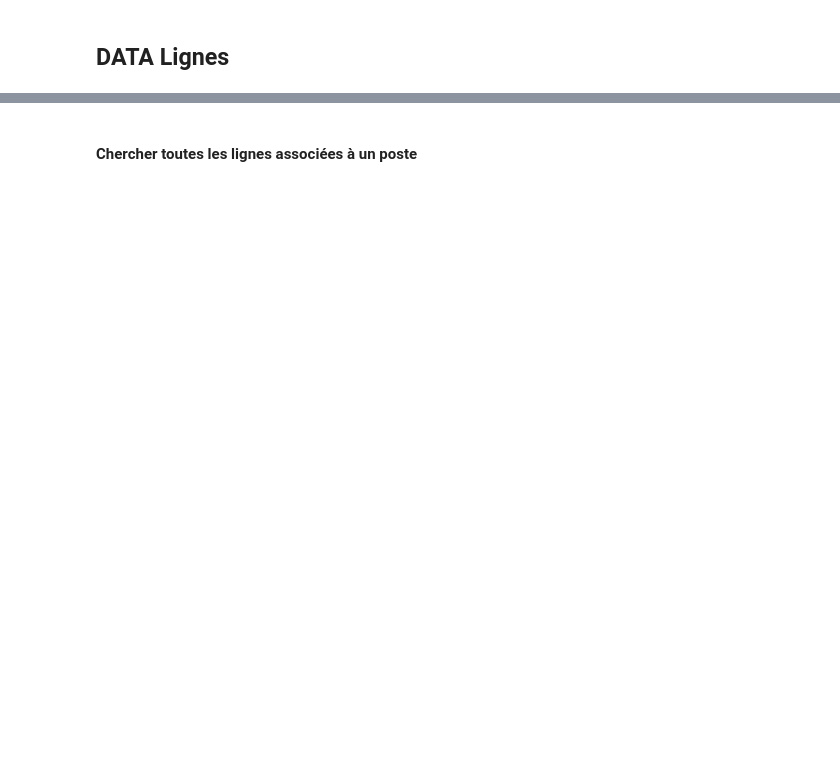
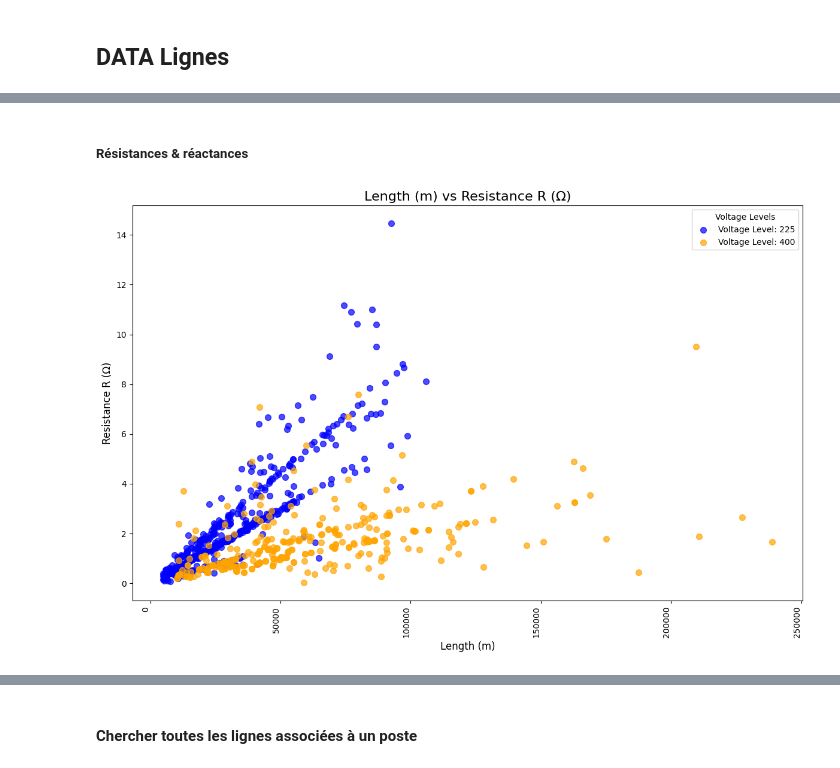
Before and after one commit to MattEclipse/congestion, a Jupyter notebook: notebooks/donnee_reseau.ipynb, the cells around one changed output, grey strips where cells are left out. Cells and saved outputs as stored; diff of their text form; code cells hidden in the pictures; blank space fills up the shorter version.

```diff
--- a/notebooks/donnee_reseau.ipynb
+++ b/notebooks/donnee_reseau.ipynb
@@ -33,0 +172,10 @@ df_ligne_RT_2019.shape
+# %% [markdown]
+##### Résistances & réactances
+# %%
+# Define colors for the two voltage levels
+colors = {'225': 'blue', '400': 'orange'}
+X_name = 'Length (m)'
+Y_name = 'Resistance R (Ω)'
+scatter_plot(df_ligne_RT_2019, colors, X_name, Y_name)
+# %% [output]
+[figure, added]
```
Also changed, not shown: parts of 25 cells of this notebook, 2 other files.
